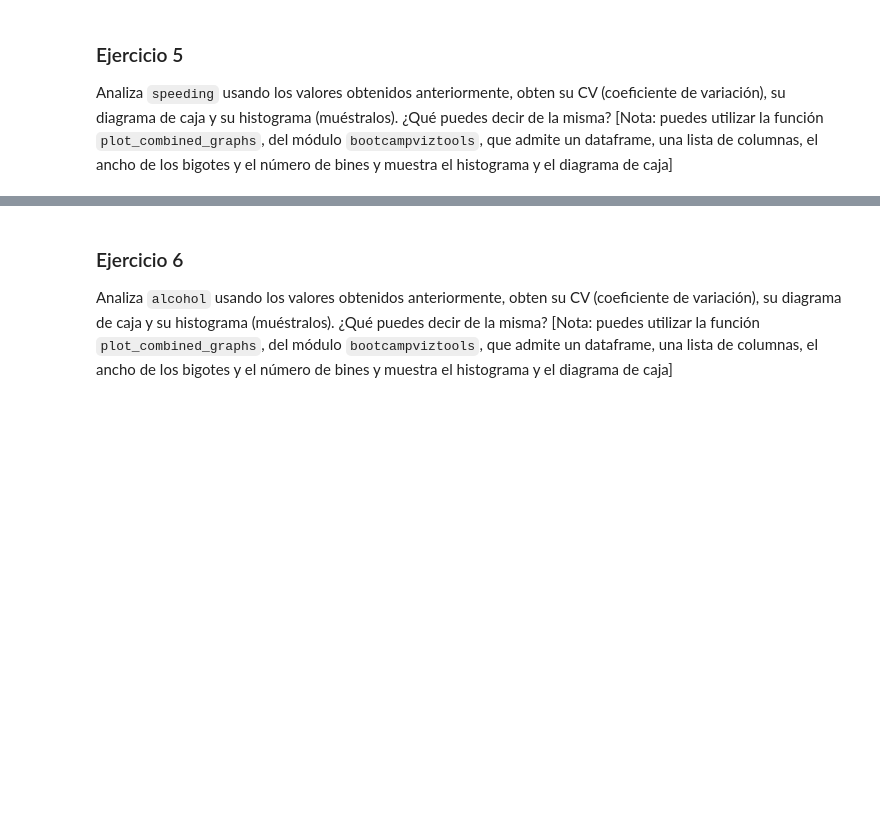
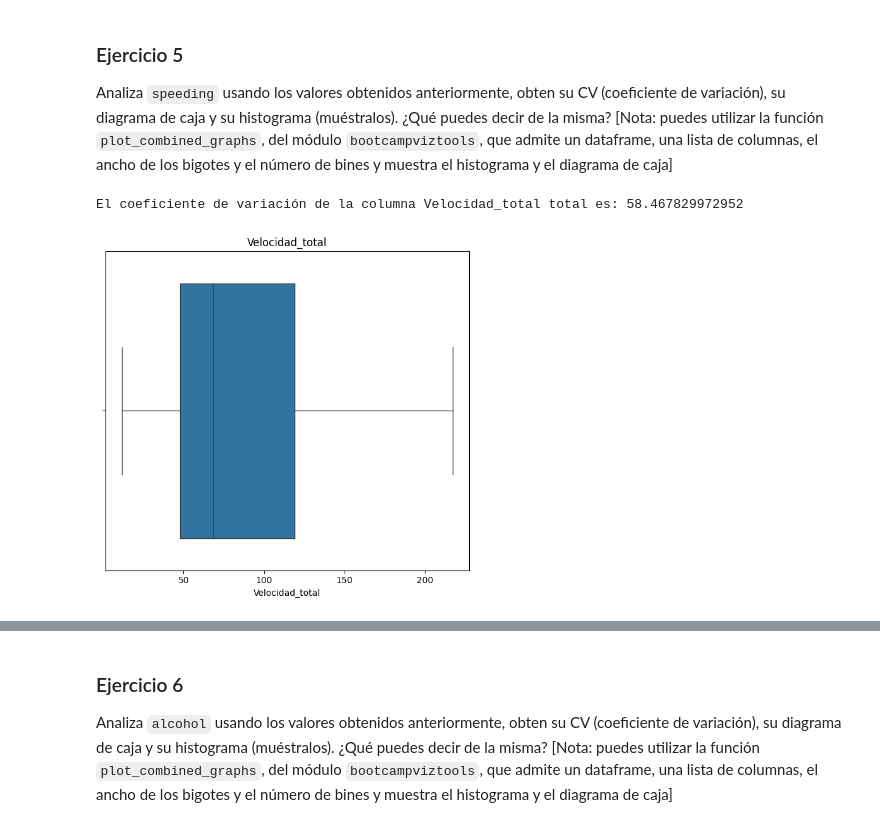
Before and after one commit to PepeReinaCampo/ONLINE_DS_THEBRIDGE_PEPE-REINA, a Jupyter notebook: sprint_7/unidad_1/no_obligatorio/11_Ejercicios_Analisis_Univariante_II.ipynb, the cells around one changed output, grey strips where cells are left out. Drawn from its saved outputs; the diff is of its cells as text; code cells hidden in the pictures; blank space fills up the shorter version.

```diff
--- a/sprint_7/unidad_1/no_obligatorio/11_Ejercicios_Analisis_Univariante_II.ipynb
+++ b/sprint_7/unidad_1/no_obligatorio/11_Ejercicios_Analisis_Univariante_II.ipynb
@@ -80,3 +90,10 @@ Vamos a analizar las medidas de tendencia central (media, mediana), las de posic
 
 **IMPORTANTE**:
 *Al ser los valores porcentajes, tenemos que convertirlos a valores absolutos (multiplicar los valores de las columnas de cada fila por el total de esa fila, excepto total) si queremos poder contabilizar medias reales entre todos los estados*
+# %%
+chocasos['Alcohol_total'] = chocasos['alcohol'] * chocasos['total']
+chocasos['Velocidad_total'] = chocasos['speeding'] * chocasos['total']
+chocasos['Sin_anterior'] = chocasos['no_previous'] * chocasos['total']
+chocasos['No_distraido'] = chocasos['not_distracted'] * chocasos['total']
+chocasos = chocasos[['Unnamed: 0' ,'total','Alcohol_total','alcohol','Velocidad_total', 'speeding','No_distraido',  'not_distracted','Sin_anterior', 'no_previous', 'ins_premium', 'ins_losses','abbrev']]
+chocasos
@@ -90,3 +319,12 @@ Nota: Para los siguientes ejercicios te convendrá hacerte una función que obte
 ### Ejercicio 5
 
 Analiza `speeding` usando los valores obtenidos anteriormente, obten su CV (coeficiente de variación), su diagrama de caja y su histograma (muéstralos). ¿Qué puedes decir de la misma? [Nota: puedes utilizar la función `plot_combined_graphs`, del módulo `bootcampviztools`, que admite un dataframe, una lista de columnas, el ancho de los bigotes y el número de bines y muestra el histograma y el diagrama de caja]
+# %%
+CoeficienteVelocidad(chocasos,'Velocidad_total')
+# %% [output]
+El coeficiente de variación de la columna Velocidad_total total es: 58.467829972952
+# %%
+velo = ['Velocidad_total']
+plot_multiple_boxplots(chocasos,velo)
+# %% [output]
+[figure, added]
```
Also changed, not shown: parts of 19 cells of this notebook.
